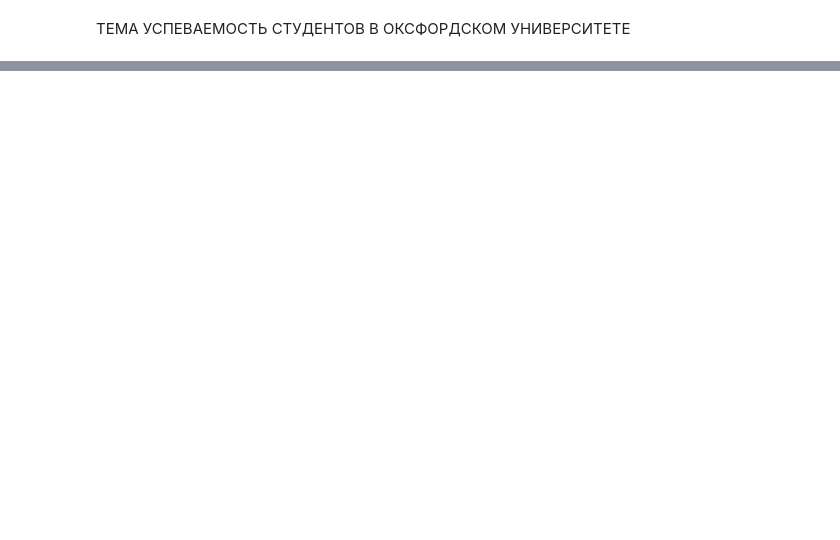
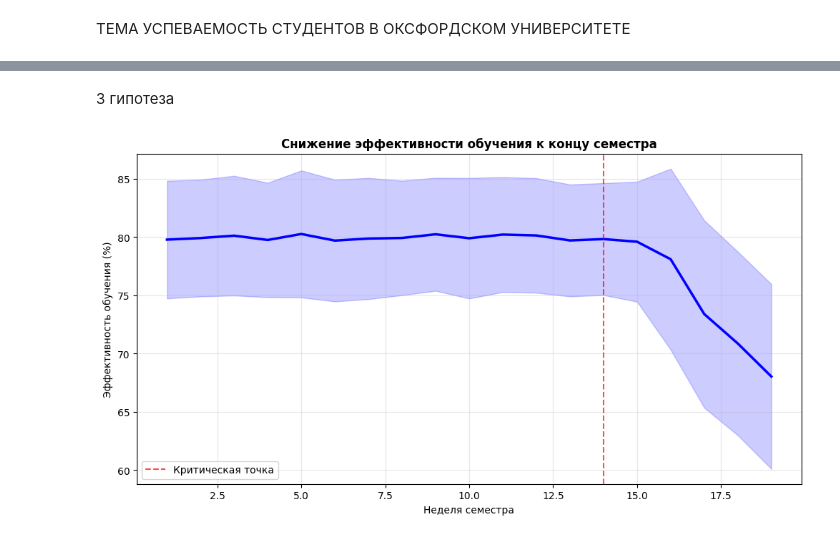
Before and after one commit to LukyanovD/my_cursov, a Jupyter notebook: Курсовая_по_BIG_DATA.ipynb, the cells around one changed output, grey strips where cells are left out. Cells and saved outputs as stored; diff of their text form; code cells hidden in the pictures; blank space fills up the shorter version.

```diff
--- a/Курсовая_по_BIG_DATA.ipynb
+++ b/Курсовая_по_BIG_DATA.ipynb
@@ -91,0 +239,18 @@ Index(['Student_ID', 'First_Name', 'Last_Name', 'Email', 'Gender', 'Age',
+# %% [markdown]
+3 гипотеза
+# %%
+new_df3 = df.copy()
+
+plt.figure(figsize=(12, 6))
+sns.lineplot(data=new_df3, x='Week_of_Semester', y='Learning_Efficiency (%)',
+             estimator='mean', errorbar='sd', linewidth=2.5, color='blue')
+plt.axvline(x=14, color='red', linestyle='--', alpha=0.7, label='Критическая точка')
+plt.title('Снижение эффективности обучения к концу семестра',
+          fontweight='bold')
+plt.xlabel('Неделя семестра')
+plt.ylabel('Эффективность обучения (%)')
+plt.legend()
+plt.grid(alpha=0.3)
+plt.show()
+# %% [output]
+[figure, added]
```
Also changed, not shown: parts of 24 cells of this notebook, 3 other files.
